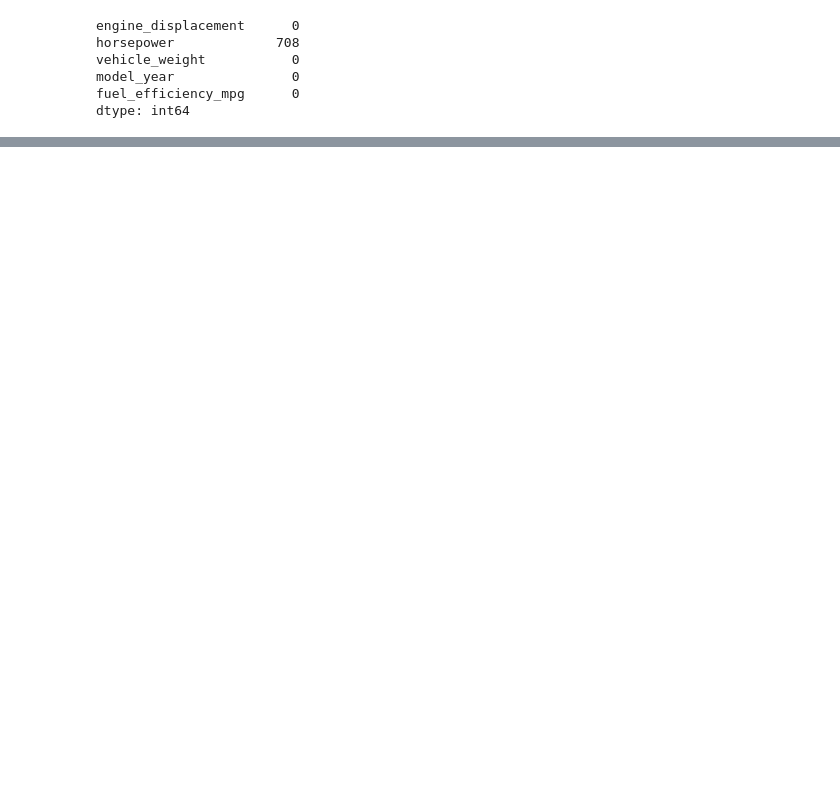
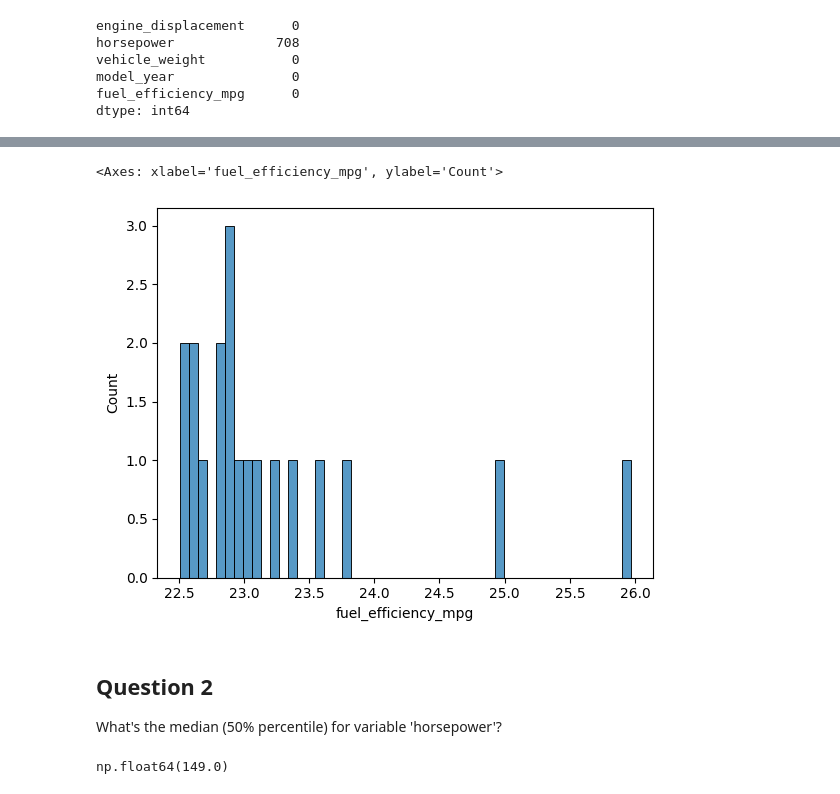
Before and after one commit to purbashacg9/machine-learning-zoomcamp-homework, a Jupyter notebook: homework-02-regression.ipynb, the cells around one changed output, grey strips where cells are left out. Drawn from its saved outputs; the diff is of its cells as text; code cells hidden in the pictures; blank space fills up the shorter version.

```diff
--- a/homework-02-regression.ipynb
+++ b/homework-02-regression.ipynb
@@ -116,0 +109,12 @@ sns.histplot(df['fuel_efficiency_mpg'])
+# %%
+sns.histplot(df[df['fuel_efficiency_mpg']>22.5].fuel_efficiency_mpg , bins=50)
+# %% [output]
+<Axes: xlabel='fuel_efficiency_mpg', ylabel='Count'>
+[figure, added]
+# %% [markdown]
+## Question 2
+What's the median (50% percentile) for variable 'horsepower'?
+# %%
+df['horsepower'].median()
+# %% [output]
+np.float64(149.0)
```
Also changed, not shown: parts of 24 cells of this notebook.
